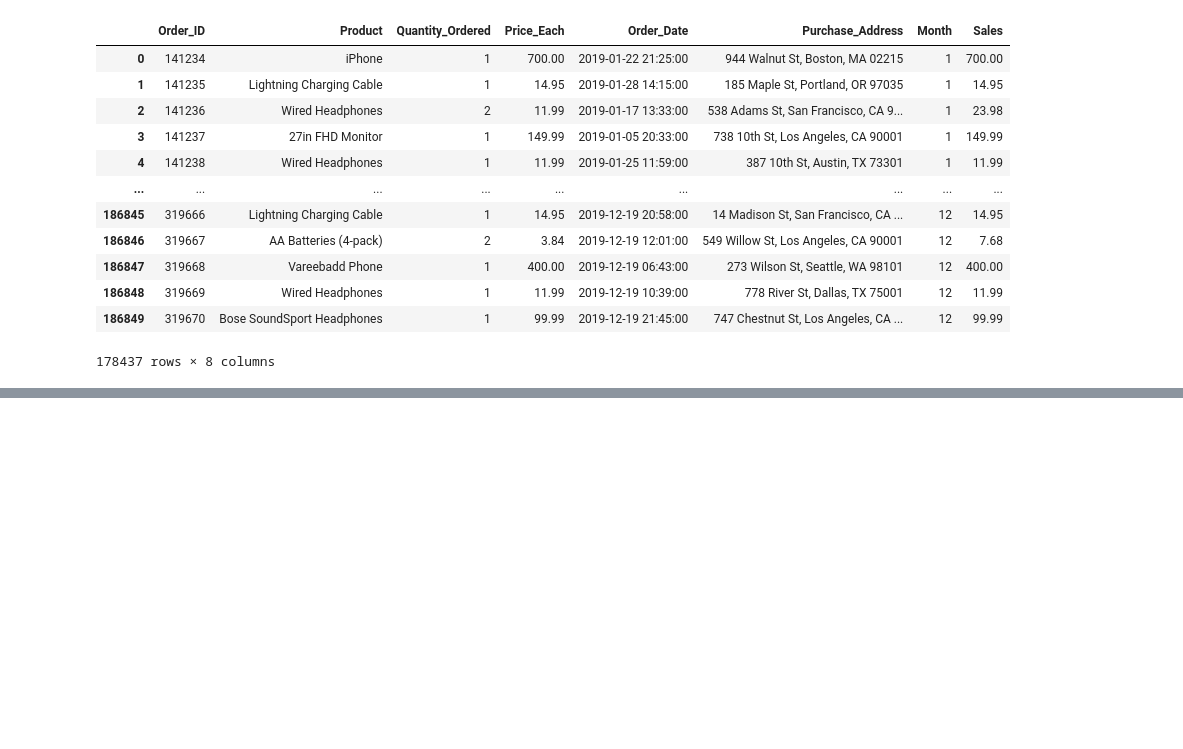
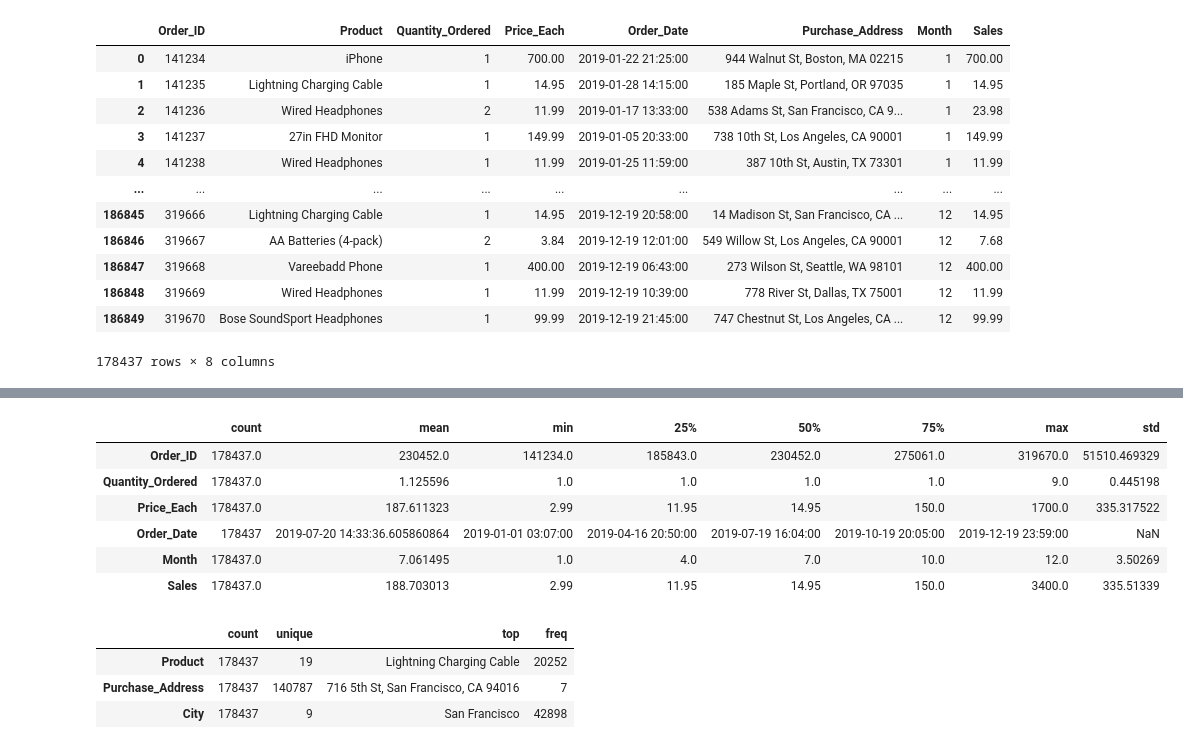
Before and after one commit to SamuelAsong/Comprehensive-Power-BI-Dashboard-for-Sales-Insights, a Jupyter notebook: notebook/sales.ipynb, the cells around one changed output, grey strips where cells are left out. Cells and saved outputs as stored; diff of their text form; code cells hidden in the pictures; blank space fills up the shorter version.

```diff
--- a/notebook/sales.ipynb
+++ b/notebook/sales.ipynb
@@ -967,0 +1014,17 @@ df_unique
+# %%
+df_unique.describe().T
+# %% [output]
+|  | count | mean | min | 25% | 50% | 75% | max | std |
+| Order_ID | 178437.0 | 230452.0 | 141234.0 | 185843.0 | 230452.0 | 275061.0 | 319670.0 | 51510.469329 |
+| Quantity_Ordered | 178437.0 | 1.125596 | 1.0 | 1.0 | 1.0 | 1.0 | 9.0 | 0.445198 |
+| Price_Each | 178437.0 | 187.611323 | 2.99 | 11.95 | 14.95 | 150.0 | 1700.0 | 335.317522 |
+| Order_Date | 178437 | 2019-07-20 14:33:36.605860864 | 2019-01-01 03:07:00 | 2019-04-16 20:50:00 | 2019-07-19 16:04:00 | 2019-10-19 20:05:00 | 2019-12-19 23:59:00 | NaN |
+| Month | 178437.0 | 7.061495 | 1.0 | 4.0 | 7.0 | 10.0 | 12.0 | 3.50269 |
+| Sales | 178437.0 | 188.703013 | 2.99 | 11.95 | 14.95 | 150.0 | 3400.0 | 335.51339 |
+# %%
+df_unique.describe(include ='object').T
+# %% [output]
+|  | count | unique | top | freq |
+| Product | 178437 | 19 | Lightning Charging Cable | 20252 |
+| Purchase_Address | 178437 | 140787 | 716 5th St, San Francisco, CA 94016 | 7 |
+| City | 178437 | 9 | San Francisco | 42898 |
```
Also changed, not shown: parts of 11 cells of this notebook.
